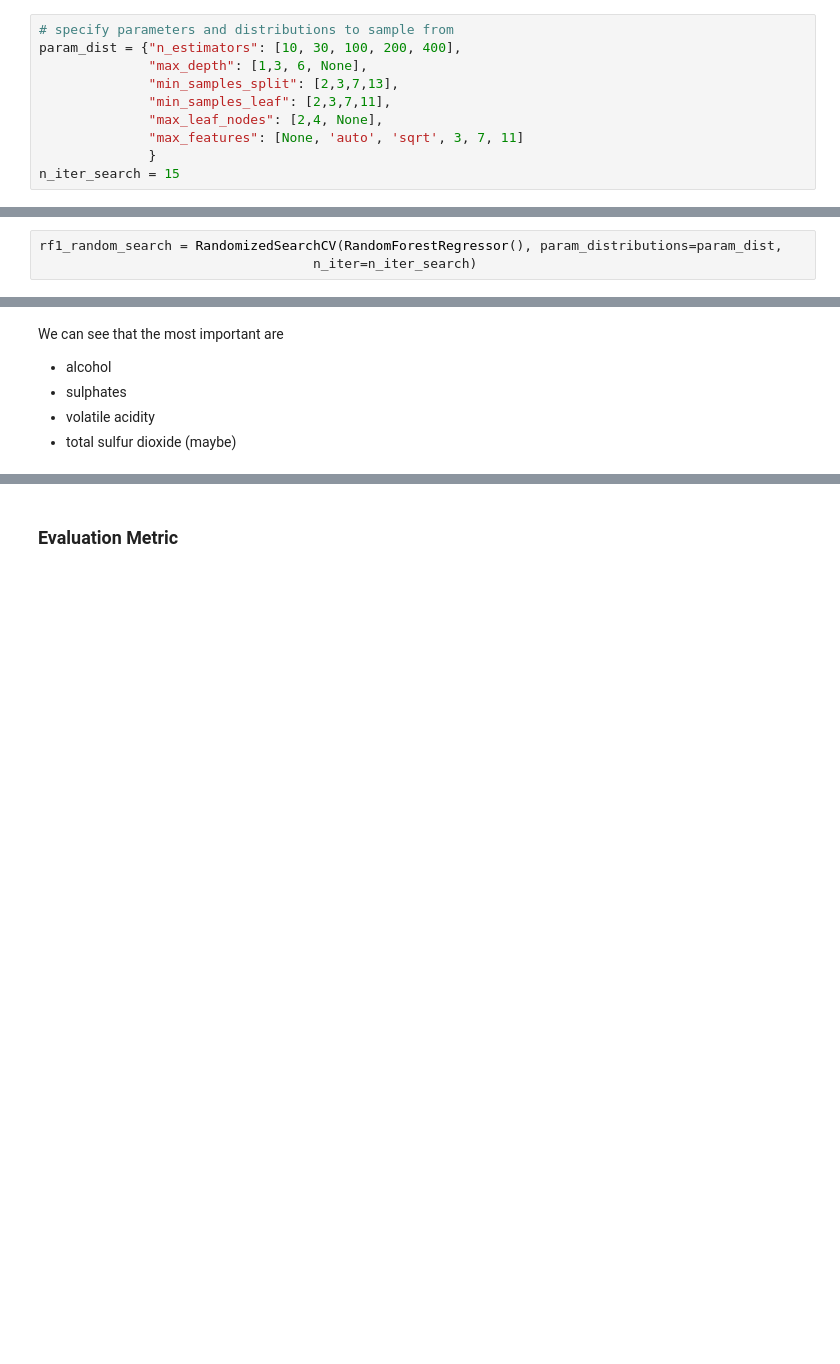
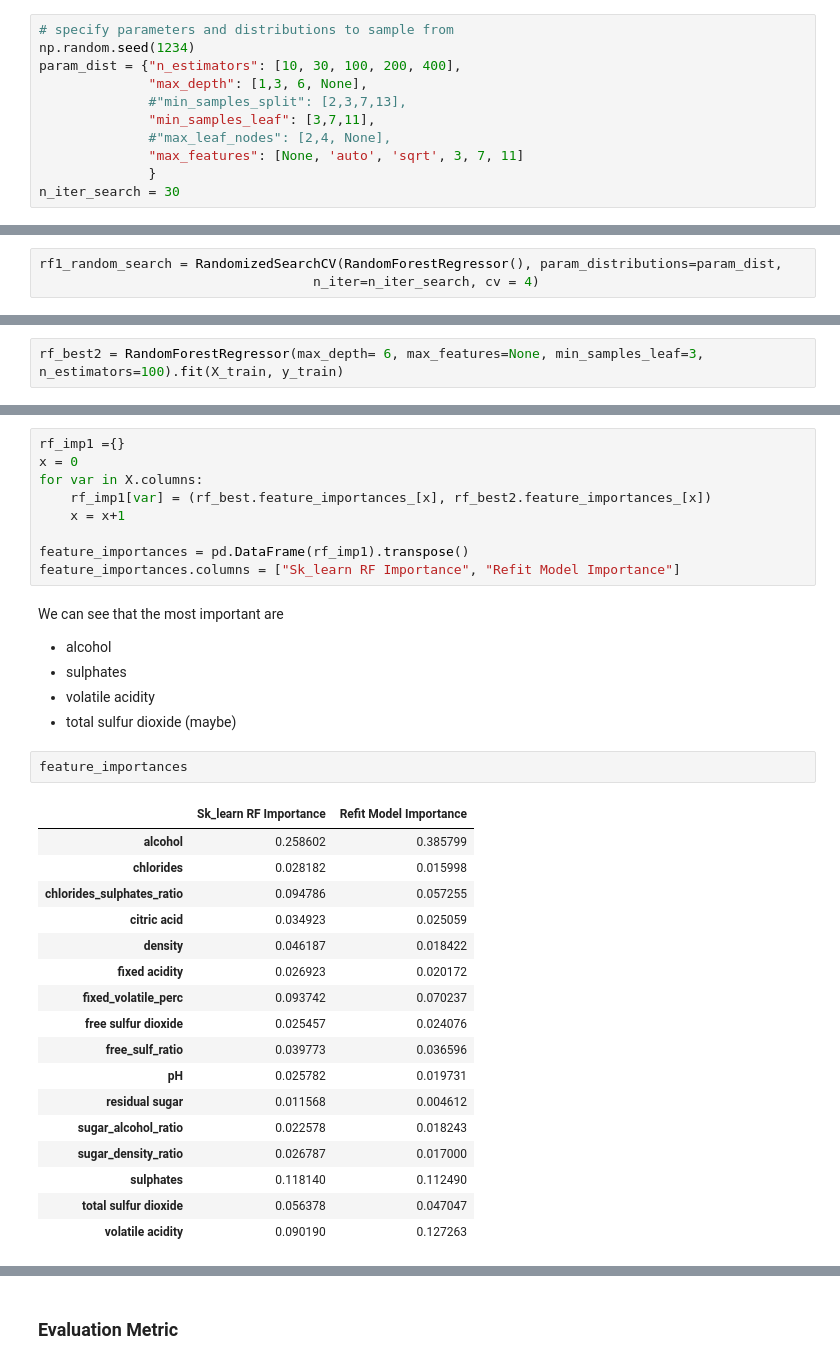
Before and after one commit to malctaylor15/Wine_Quality, a Jupyter notebook: Wine Linear Regression and Random Forest.ipynb, the cells around one changed output, grey strips where cells are left out. Saved outputs shown, nothing was run; the diff lists cells and outputs as text; blank space fills up the shorter version.

Commit message:
Updates for Lin Reg and RF
Major Progress in Linear Regression and Random Forest
Updated grid search and analysis for algorithms

```diff
--- a/Wine Quality.ipynb
+++ b/Wine Linear Regression and Random Forest.ipynb
@@ -284,13 +353,14 @@ rf1.score(X_train, y_train)
 # %%
 # specify parameters and distributions to sample from
+np.random.seed(1234)
 param_dist = {"n_estimators": [10, 30, 100, 200, 400],
               "max_depth": [1,3, 6, None],
-              "min_samples_split": [2,3,7,13],
-              "min_samples_leaf": [2,3,7,11],
-              "max_leaf_nodes": [2,4, None],
+              #"min_samples_split": [2,3,7,13],
+              "min_samples_leaf": [3,7,11],
+              #"max_leaf_nodes": [2,4, None],
               "max_features": [None, 'auto', 'sqrt', 3, 7, 11]
               }
-n_iter_search = 15
+n_iter_search = 30
 # %%
 from sklearn.model_selection import GridSearchCV
 from sklearn.model_selection import RandomizedSearchCV
@@ -298,6 +368,6 @@ from sklearn.model_selection import RandomizedSearchCV
 We won't do grid search because it will take too long.
 # %%
 rf1_random_search = RandomizedSearchCV(RandomForestRegressor(), param_distributions=param_dist,
-                                   n_iter=n_iter_search)
+                                   n_iter=n_iter_search, cv = 4)
 # %%
 rf1_random_search.fit(X, Y)
@@ -310 +434,3 @@ rf_best = rf1_random_search.best_estimator_
+# %%
+rf_best2 = RandomForestRegressor(max_depth= 6, max_features=None, min_samples_leaf=3, n_estimators=100).fit(X_train, y_train)
 # %%
@@ -320,6 +467,35 @@ pprint.pprint(rf_imp1)
+# %%
+rf_imp1 ={}
+x = 0
+for var in X.columns:
+    rf_imp1[var] = (rf_best.feature_importances_[x], rf_best2.feature_importances_[x])
+    x = x+1
+
+feature_importances = pd.DataFrame(rf_imp1).transpose()
+feature_importances.columns = ["Sk_learn RF Importance", "Refit Model Importance"]
 # %% [markdown]
 We can see that the most important are
 * alcohol
 * sulphates
 * volatile acidity
 * total sulfur dioxide (maybe)
+# %%
+feature_importances
+# %% [output]
+|  | Sk_learn RF Importance | Refit Model Importance |
+| alcohol | 0.258602 | 0.385799 |
+| chlorides | 0.028182 | 0.015998 |
+| chlorides_sulphates_ratio | 0.094786 | 0.057255 |
+| citric acid | 0.034923 | 0.025059 |
+| density | 0.046187 | 0.018422 |
+| fixed acidity | 0.026923 | 0.020172 |
+| fixed_volatile_perc | 0.093742 | 0.070237 |
+| free sulfur dioxide | 0.025457 | 0.024076 |
+| free_sulf_ratio | 0.039773 | 0.036596 |
+| pH | 0.025782 | 0.019731 |
+| residual sugar | 0.011568 | 0.004612 |
+| sugar_alcohol_ratio | 0.022578 | 0.018243 |
+| sugar_density_ratio | 0.026787 | 0.017000 |
+| sulphates | 0.118140 | 0.112490 |
+| total sulfur dioxide | 0.056378 | 0.047047 |
+| volatile acidity | 0.090190 | 0.127263 |
```
Also changed, not shown: parts of 48 cells of this notebook.
